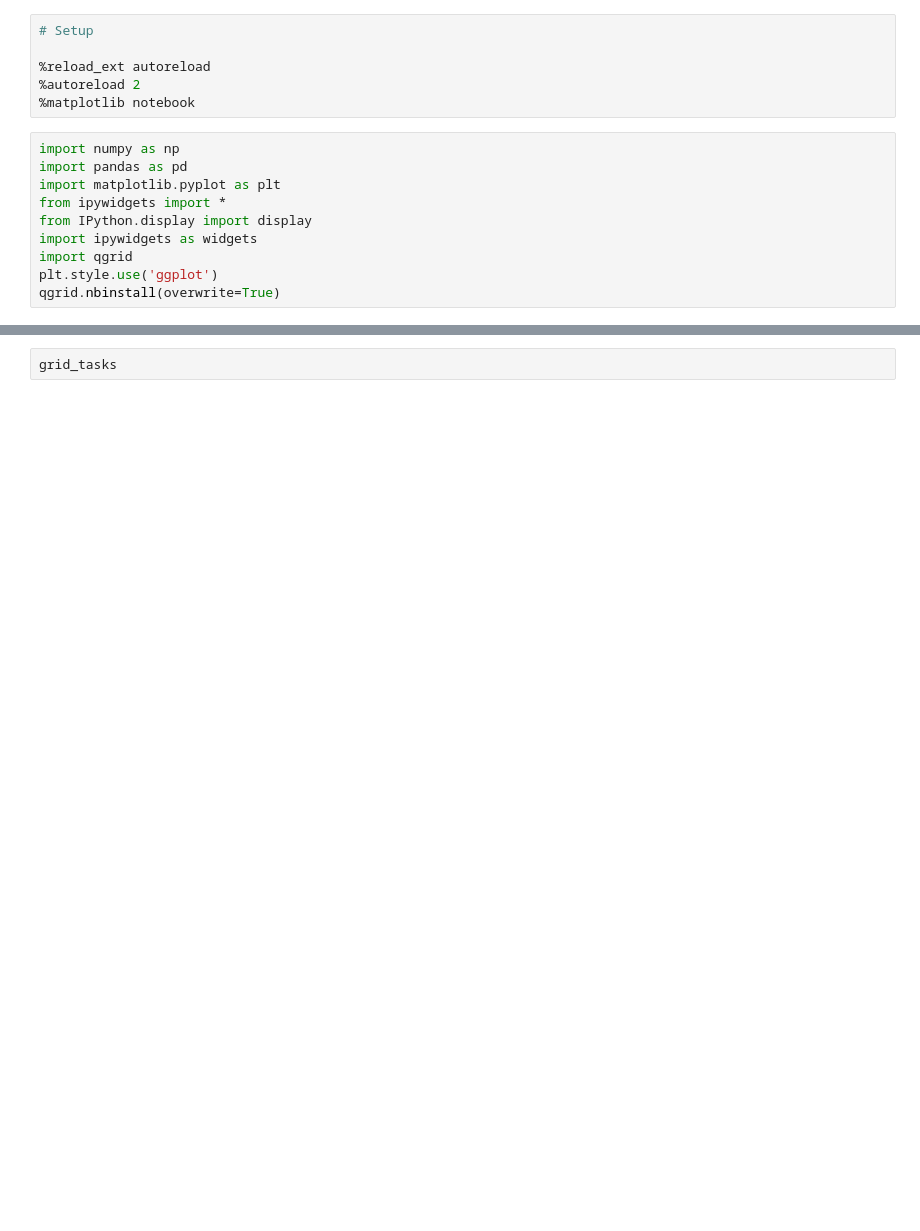
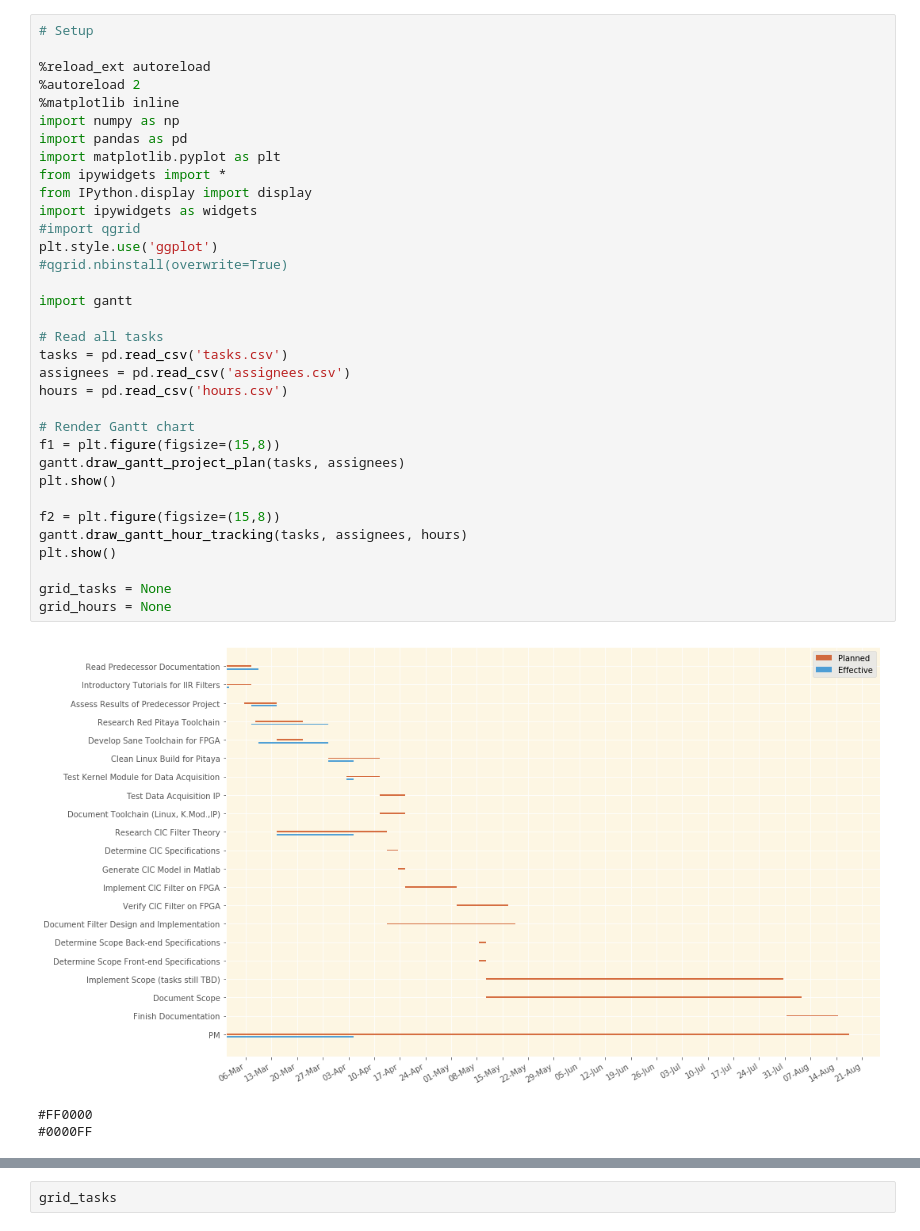
Before and after one commit to alpenwasser/pitaya, a Jupyter notebook: pm/hour-tracking/pm.ipynb, the cells around one changed output, grey strips where cells are left out. Saved outputs shown, nothing was run; the diff lists cells and outputs as text; blank space fills up the shorter version.

```diff
--- a/pm/hour-tracking/pm.ipynb
+++ b/pm/hour-tracking/pm.ipynb
@@ -1,16 +1,38 @@
-# %%
-# Setup
-
-%reload_ext autoreload
-%autoreload 2
-%matplotlib notebook
 # %%
+# Setup
+
+%reload_ext autoreload
+%autoreload 2
+%matplotlib inline
 import numpy as np
 import pandas as pd
 import matplotlib.pyplot as plt
 from ipywidgets import *
 from IPython.display import display
 import ipywidgets as widgets
-import qgrid
+#import qgrid
 plt.style.use('ggplot')
-qgrid.nbinstall(overwrite=True)
+#qgrid.nbinstall(overwrite=True)
+
+import gantt
+
+# Read all tasks
+tasks = pd.read_csv('tasks.csv')
+assignees = pd.read_csv('assignees.csv')
+hours = pd.read_csv('hours.csv')
+
+# Render Gantt chart
+f1 = plt.figure(figsize=(15,8))
+gantt.draw_gantt_project_plan(tasks, assignees)
+plt.show()
+
+f2 = plt.figure(figsize=(15,8))
+gantt.draw_gantt_hour_tracking(tasks, assignees, hours)
+plt.show()
+
+grid_tasks = None
+grid_hours = None
+# %% [output]
+[figure, added]
+#FF0000
+#0000FF
```
Also changed, not shown: parts of 2 cells of this notebook, 2 other files.
